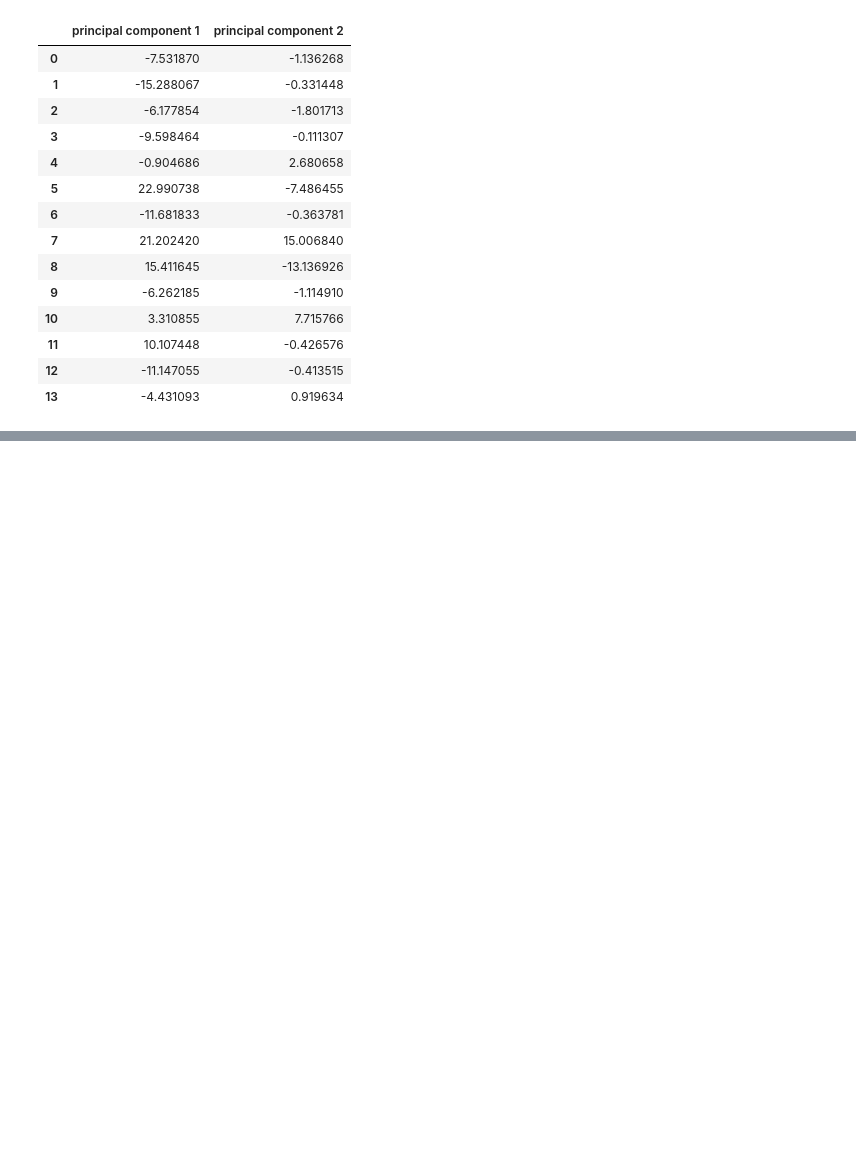
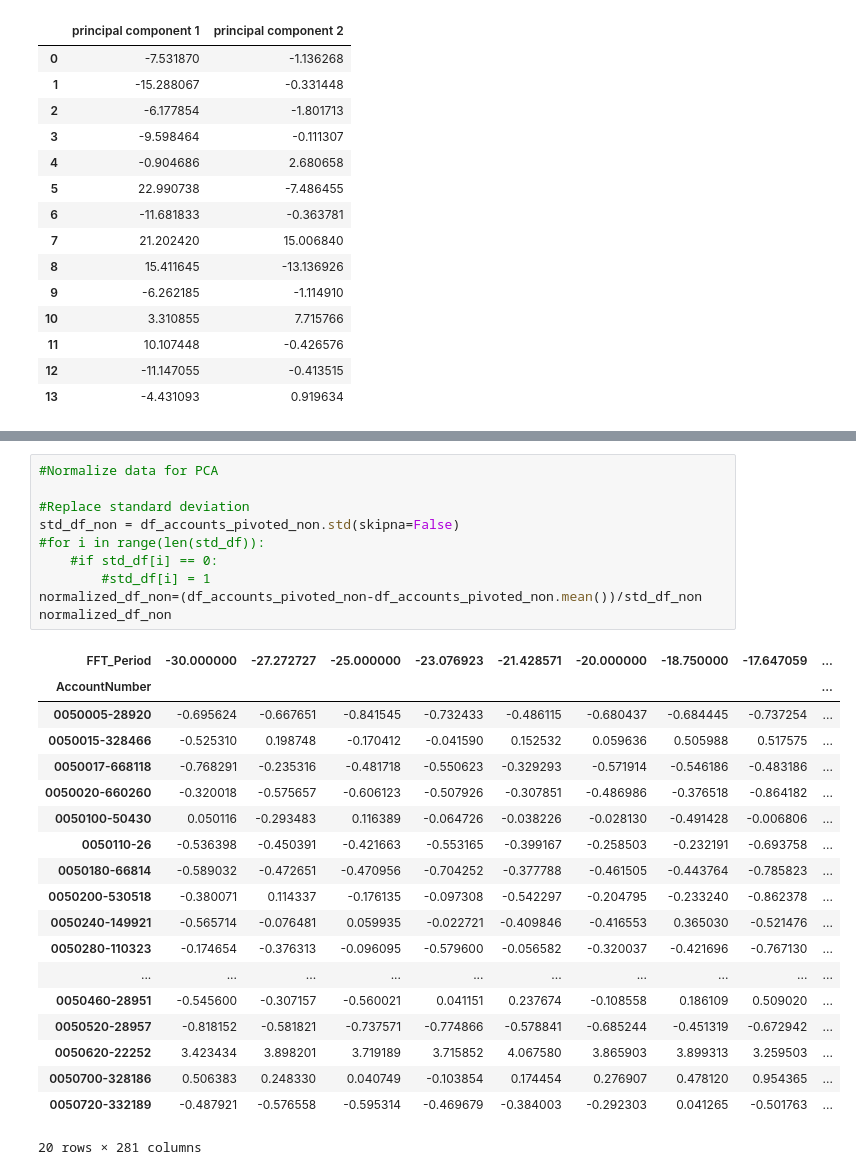
Before and after one commit to Starfarmer2/DIIG_Aquatrax_F23, a Jupyter notebook: src/Small_Leaks/PCA_Caroline.ipynb, the cells around one changed output, grey strips where cells are left out. Cells and saved outputs as stored; diff of their text form; blank space fills up the shorter version.

```diff
--- a/src/Small_Leaks/PCA_Caroline.ipynb
+++ b/src/Small_Leaks/PCA_Caroline.ipynb
@@ -404,0 +507,30 @@ principal_df
+# %%
+#Normalize data for PCA
+
+#Replace standard deviation
+std_df_non = df_accounts_pivoted_non.std(skipna=False)
+#for i in range(len(std_df)):
+    #if std_df[i] == 0:
+        #std_df[i] = 1
+normalized_df_non=(df_accounts_pivoted_non-df_accounts_pivoted_non.mean())/std_df_non
+normalized_df_non
+# %% [output]
+| FFT_Period | -30.000000 | -27.272727 | -25.000000 | -23.076923 | -21.428571 | -20.000000 | -18.750000 | -17.647059 | ... |
+| AccountNumber |  |  |  |  |  |  |  |  | ... |
+| 0050005-28920 | -0.695624 | -0.667651 | -0.841545 | -0.732433 | -0.486115 | -0.680437 | -0.684445 | -0.737254 | ... |
+| 0050015-328466 | -0.525310 | 0.198748 | -0.170412 | -0.041590 | 0.152532 | 0.059636 | 0.505988 | 0.517575 | ... |
+| 0050017-668118 | -0.768291 | -0.235316 | -0.481718 | -0.550623 | -0.329293 | -0.571914 | -0.546186 | -0.483186 | ... |
+| 0050020-660260 | -0.320018 | -0.575657 | -0.606123 | -0.507926 | -0.307851 | -0.486986 | -0.376518 | -0.864182 | ... |
+| 0050100-50430 | 0.050116 | -0.293483 | 0.116389 | -0.064726 | -0.038226 | -0.028130 | -0.491428 | -0.006806 | ... |
+| 0050110-26 | -0.536398 | -0.450391 | -0.421663 | -0.553165 | -0.399167 | -0.258503 | -0.232191 | -0.693758 | ... |
+| 0050180-66814 | -0.589032 | -0.472651 | -0.470956 | -0.704252 | -0.377788 | -0.461505 | -0.443764 | -0.785823 | ... |
+| 0050200-530518 | -0.380071 | 0.114337 | -0.176135 | -0.097308 | -0.542297 | -0.204795 | -0.233240 | -0.862378 | ... |
+| 0050240-149921 | -0.565714 | -0.076481 | 0.059935 | -0.022721 | -0.409846 | -0.416553 | 0.365030 | -0.521476 | ... |
+| 0050280-110323 | -0.174654 | -0.376313 | -0.096095 | -0.579600 | -0.056582 | -0.320037 | -0.421696 | -0.767130 | ... |
+| ... | ... | ... | ... | ... | ... | ... | ... | ... | ... |
+| 0050460-28951 | -0.545600 | -0.307157 | -0.560021 | 0.041151 | 0.237674 | -0.108558 | 0.186109 | 0.509020 | ... |
+| 0050520-28957 | -0.818152 | -0.581821 | -0.737571 | -0.774866 | -0.578841 | -0.685244 | -0.451319 | -0.672942 | ... |
+| 0050620-22252 | 3.423434 | 3.898201 | 3.719189 | 3.715852 | 4.067580 | 3.865903 | 3.899313 | 3.259503 | ... |
+| 0050700-328186 | 0.506383 | 0.248330 | 0.040749 | -0.103854 | 0.174454 | 0.276907 | 0.478120 | 0.954365 | ... |
+| 0050720-332189 | -0.487921 | -0.576558 | -0.595314 | -0.469679 | -0.384003 | -0.292303 | 0.041265 | -0.501763 | ... |
+20 rows × 281 columns
```
Also changed, not shown: parts of 11 cells of this notebook, 1 other file.
